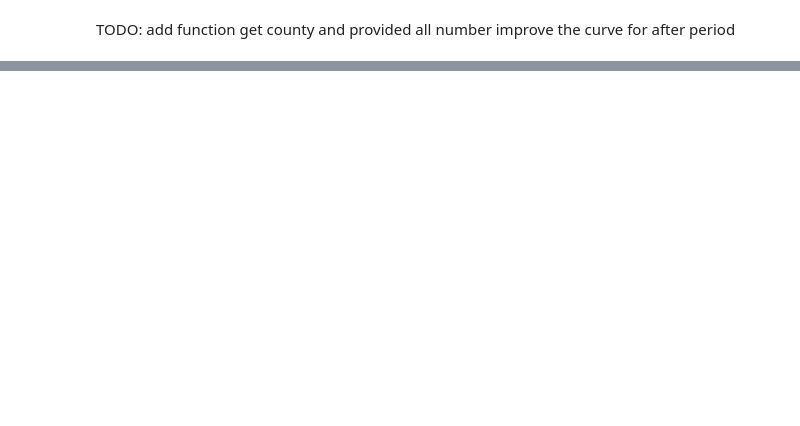
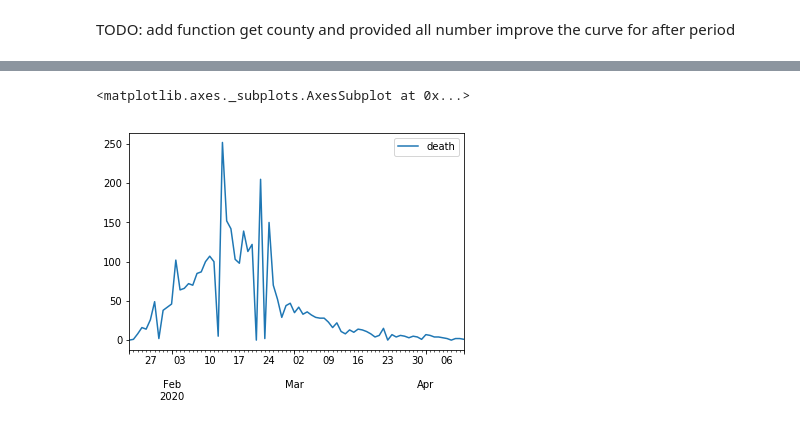
Before and after one commit to huonghuynhsc/COVID-19, a Jupyter notebook: prognosis/Prognosis.ipynb, the cells around one changed output, grey strips where cells are left out. Cells and saved outputs as stored; diff of their text form; code cells hidden in the pictures; blank space fills up the shorter version.

```diff
--- a/prognosis/Prognosis.ipynb
+++ b/prognosis/Prognosis.ipynb
@@ -641,0 +437,5 @@ dir(st)
+# %%
+daily_local_death_new.plot()
+# %% [output]
+<matplotlib.axes._subplots.AxesSubplot at 0x...>
+[figure, added]
```
Also changed, not shown: parts of 57 cells of this notebook, 1 other file.
